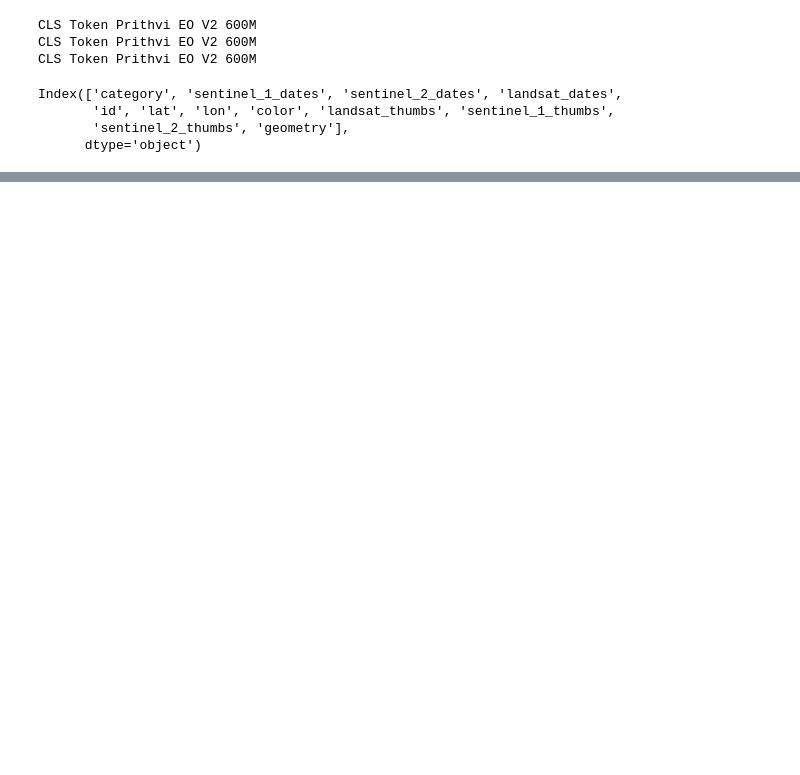
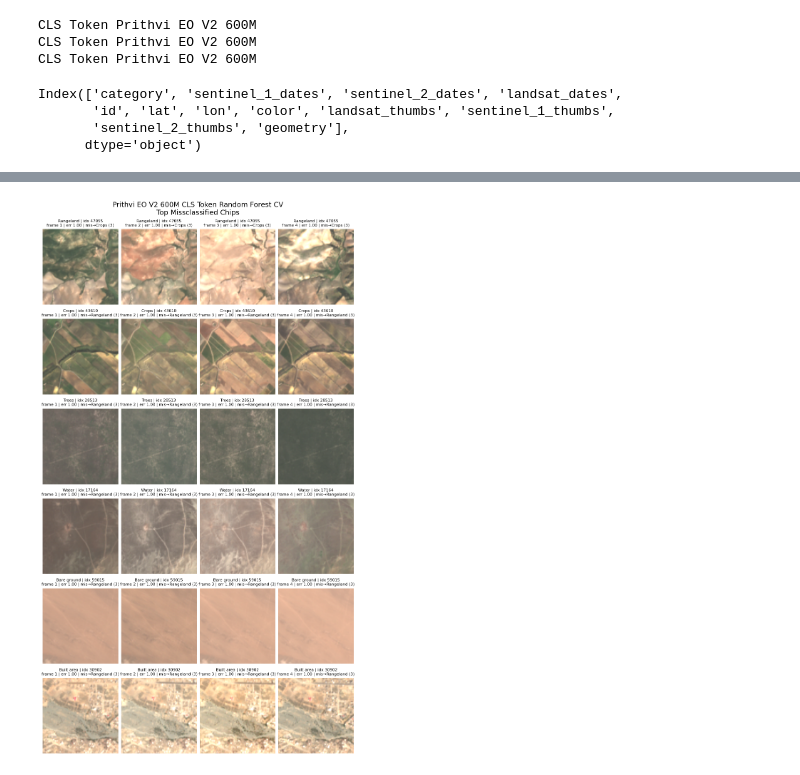
Before and after one commit to ClarkCGA/gelos, a Jupyter notebook: notebooks/04_dwg_randomforest.ipynb, the cells around one changed output, grey strips where cells are left out. Saved outputs shown, nothing was run; the diff lists cells and outputs as text; code cells hidden in the pictures; blank space fills up the shorter version.

```diff
--- a/notebooks/04_dwg_randomforest.ipynb
+++ b/notebooks/04_dwg_randomforest.ipynb
@@ -108,0 +211,53 @@ Text(0.5, 1.0, 'Random Forest Classifier using Prithvi EO V2 600M\ntsne of CLS T
+# %%
+def construct_thumbnail_paths(row, data_root: Path):
+    date_list = row[f"sentinel_2_dates"].split(",")
+    id = row["id"]
+    path_list = [data_root / f"sentinel_2_{id:06}_{date}.png" for date in date_list]
+    return path_list
+
+chip_gdf[f"sentinel_2_thumbnail_paths"] = chip_gdf.apply(
+    construct_thumbnail_paths, data_root=data_root, axis=1
+)
+# %%
+hardest_by_class = (
+    chip_gdf.dropna(subset=["cv_error_rate", "sentinel_2_thumbnail_paths"])
+    .sort_values("cv_error_rate", ascending=False)
+    .groupby("category")
+    .head(1)
+)
+
+if hardest_by_class.empty:
+    raise ValueError("No chips with thumbnails and cross-validation scores were found.")
+
+max_frames = hardest_by_class["sentinel_2_thumbnail_paths"].map(len).max()
+fig, axes = plt.subplots(
+    nrows=len(hardest_by_class),
+    ncols=max_frames,
+    figsize=(max_frames * 2.2, len(hardest_by_class) * 2.6),
+    constrained_layout = True
+)
+axes = np.atleast_2d(axes)
+
+for row_idx, (chip_idx, chip_row) in enumerate(hardest_by_class.iterrows()):
+    thumbs = chip_row["sentinel_2_thumbnail_paths"]
+    error_rate = chip_row["cv_error_rate"]
+    mis_label = chip_row.get("cv_top_mislabel") or "–"
+    mis_label_count = chip_row.get("cv_top_mislabel_count", 0)
+    for col_idx in range(max_frames):
+        ax = axes[row_idx, col_idx]
+        ax.axis("off")
+        if col_idx < len(thumbs):
+            img = Image.open(thumbs[col_idx])
+            ax.imshow(img)
+            ax.set_title(
+                f"{chip_row['category']} | idx {chip_idx}\nframe {col_idx + 1} | err {error_rate:.2f} | mis→{mis_label} ({mis_label_count})",
+                fontsize=8
+            )
+
+plt.suptitle(f"{model_title} {extraction_strategy} Random Forest CV\nTop Missclassified Chips", fontsize=14)
+plt.savefig(
+    figures_dir / f"{model_title_lower}_{extraction_strategy_lower}_{emebdding_layer_lower}_randomforestmisclassifications.png",
+    dpi=300
+)
+# %% [output]
+[figure, added]
```
Also changed, not shown: parts of 18 cells of this notebook, 10 other files.
